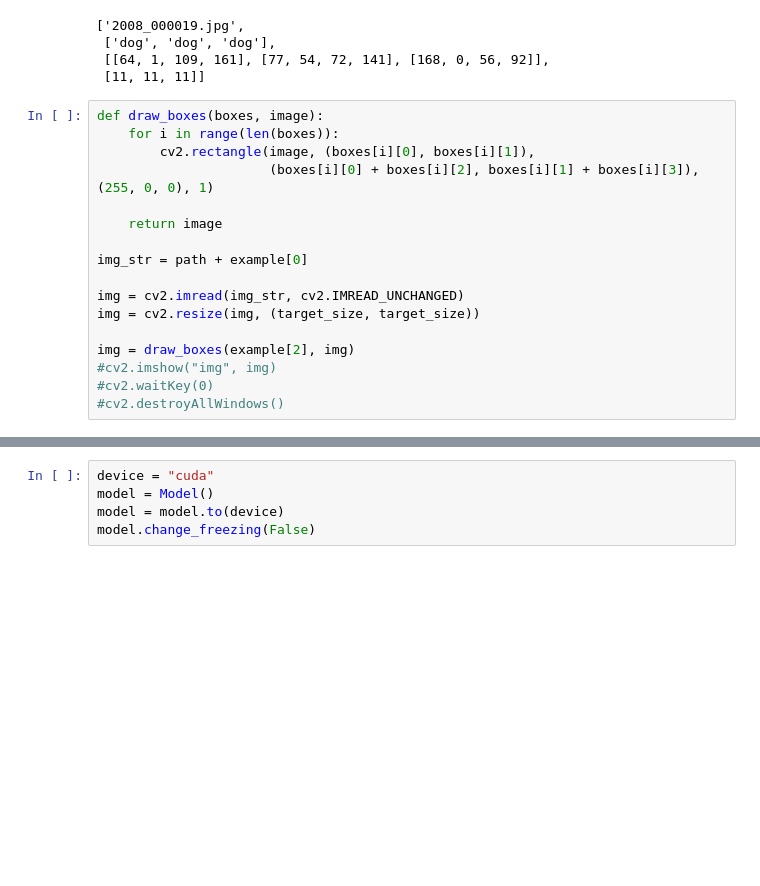
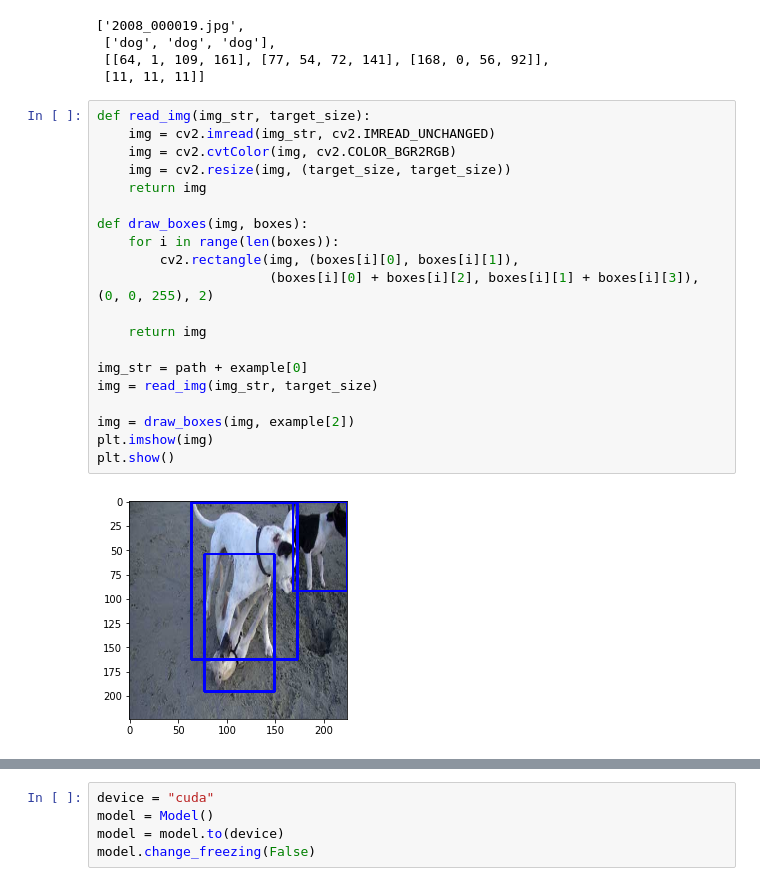
Before and after one commit to MrParosk/ml_playground, a Jupyter notebook: computer_vision/object_detection/yolo_v1.ipynb, the cells around one changed output, grey strips where cells are left out. Drawn from its saved outputs; the diff is of its cells as text; blank space fills up the shorter version.

```diff
--- a/computer_vision/object_detection/yolo_v1.ipynb
+++ b/computer_vision/object_detection/yolo_v1.ipynb
@@ -88,22 +89,27 @@ example
  [[64, 1, 109, 161], [77, 54, 72, 141], [168, 0, 56, 92]],
  [11, 11, 11]]
 # %%
-def draw_boxes(boxes, image):
+def read_img(img_str, target_size):
+    img = cv2.imread(img_str, cv2.IMREAD_UNCHANGED)
+    img = cv2.cvtColor(img, cv2.COLOR_BGR2RGB)
+    img = cv2.resize(img, (target_size, target_size))
+    return img
+
+def draw_boxes(img, boxes):
     for i in range(len(boxes)):
-        cv2.rectangle(image, (boxes[i][0], boxes[i][1]),
-                      (boxes[i][0] + boxes[i][2], boxes[i][1] + boxes[i][3]), (255, 0, 0), 1)
+        cv2.rectangle(img, (boxes[i][0], boxes[i][1]),
+                      (boxes[i][0] + boxes[i][2], boxes[i][1] + boxes[i][3]), (0, 0, 255), 2)
 
-    return image
+    return img
 
 img_str = path + example[0]
+img = read_img(img_str, target_size)
 
-img = cv2.imread(img_str, cv2.IMREAD_UNCHANGED)
-img = cv2.resize(img, (target_size, target_size))
-
-img = draw_boxes(example[2], img)
-#cv2.imshow("img", img)
-#cv2.waitKey(0)
-#cv2.destroyAllWindows()
+img = draw_boxes(img, example[2])
+plt.imshow(img)
+plt.show()
+# %% [output]
+[figure, added]
 # %%
 B = 2
 C = 20
```
Also changed, not shown: parts of 33 cells of this notebook.
